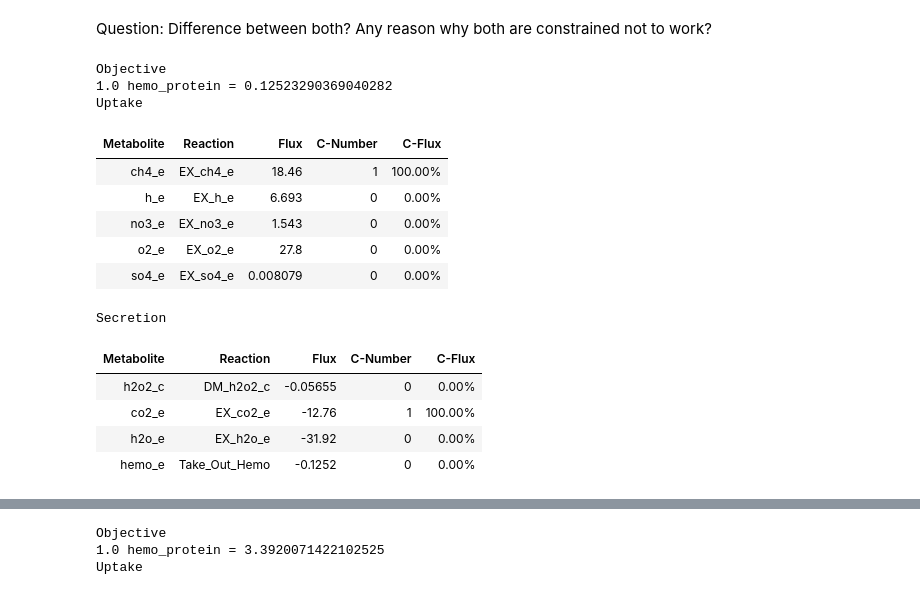
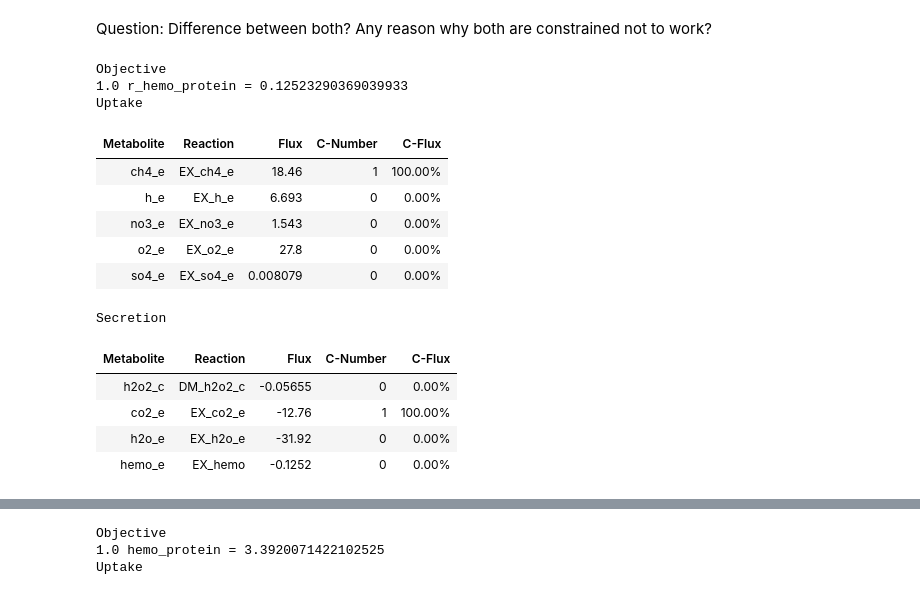
Before and after one commit to Schwebus/DTU_Biobuilders_2021, a Jupyter notebook: GSM_model/M.capsulatus.ipynb, the cells around one changed output, grey strips where cells are left out. Cells and saved outputs as stored; diff of their text form; code cells hidden in the pictures.

```diff
--- a/GSM_model/M.capsulatus.ipynb
+++ b/GSM_model/M.capsulatus.ipynb
@@ -470,22 +491,23 @@ met.add_reactions([#hemo_DNA_reaction,
 # contraining the BIOMASS reaction
 # met.reactions.BIOMASS_Mcapsulatus.bounds =  0.001, 0.001
 # %%
-new_objective = met.problem.Objective(met.reactions.hemo_protein.flux_expression)
+new_objective = met.problem.Objective(met.reactions.r_hemo_protein.flux_expression)
+#new_objective = met.problem.Objective(met.reactions.BIOMASS_Mcapsulatus.flux_expression)
 met.objective = new_objective
 met.summary()
 # %% [output]
 Objective
-1.0 hemo_protein = 0.12523290369040282
+1.0 r_hemo_protein = 0.12523290369039933
 Uptake
 | Metabolite | Reaction | Flux | C-Number | C-Flux |
 | ch4_e | EX_ch4_e | 18.46 | 1 | 100.00% |
 | h_e | EX_h_e | 6.693 | 0 | 0.00% |
 | no3_e | EX_no3_e | 1.543 | 0 | 0.00% |
 | o2_e | EX_o2_e | 27.8 | 0 | 0.00% |
 | so4_e | EX_so4_e | 0.008079 | 0 | 0.00% |
 Secretion
 | Metabolite | Reaction | Flux | C-Number | C-Flux |
 | h2o2_c | DM_h2o2_c | -0.05655 | 0 | 0.00% |
 | co2_e | EX_co2_e | -12.76 | 1 | 100.00% |
 | h2o_e | EX_h2o_e | -31.92 | 0 | 0.00% |
-| hemo_e | Take_Out_Hemo | -0.1252 | 0 | 0.00% |
+| hemo_e | EX_hemo | -0.1252 | 0 | 0.00% |
```
Also changed, not shown: parts of 13 cells of this notebook.
